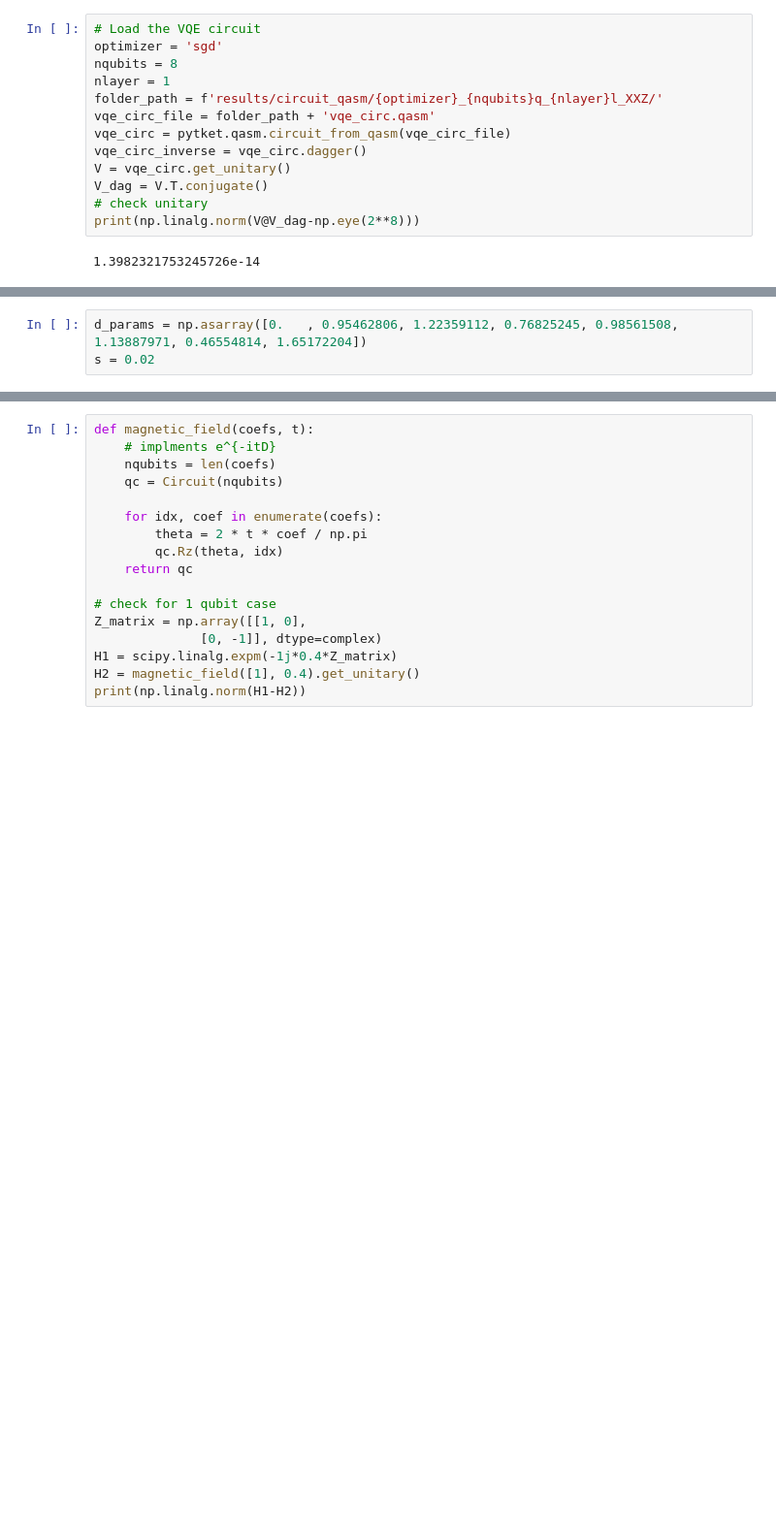
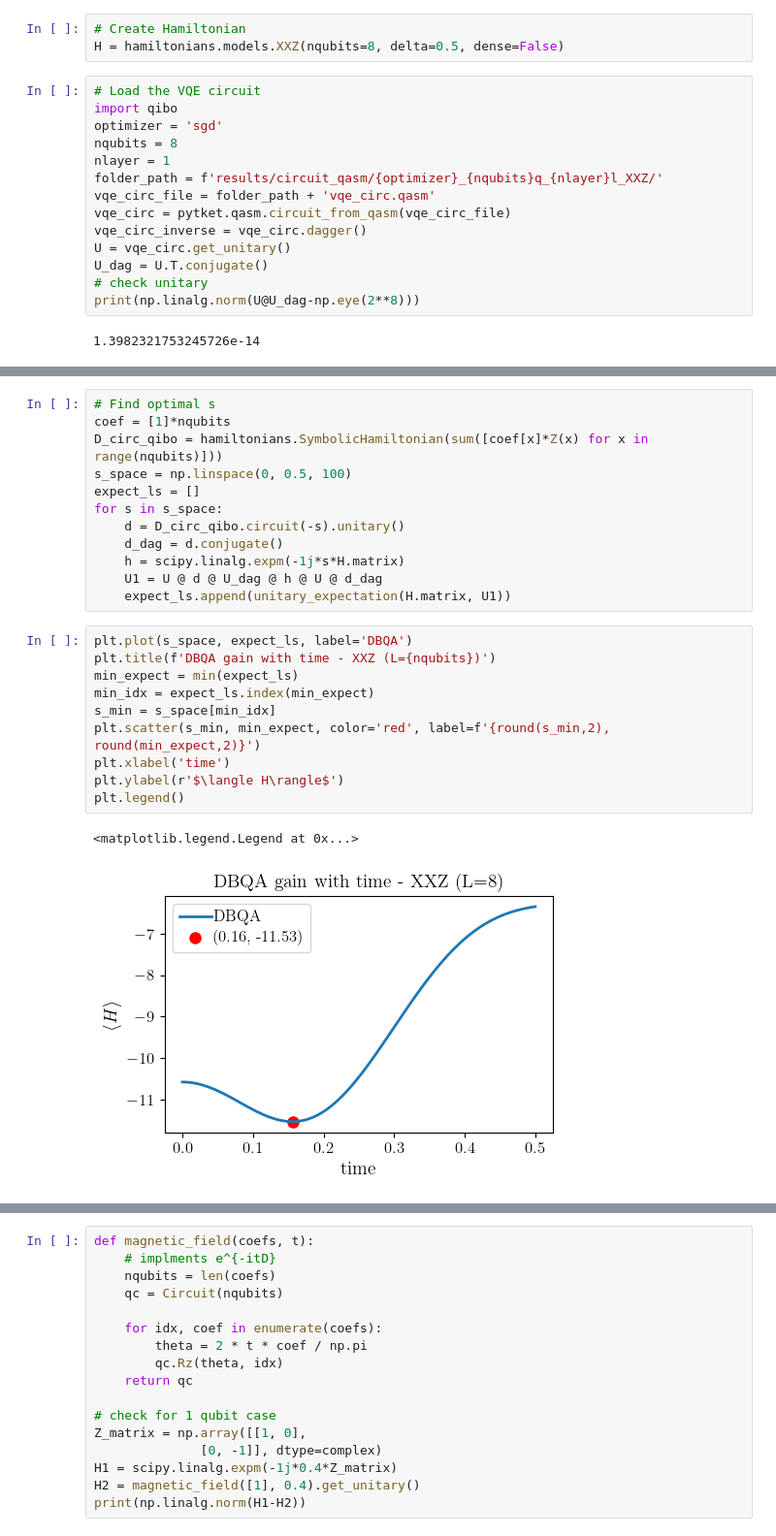
Before and after one commit to qiboteam/boostvqe, a Jupyter notebook: notebooks/quantinuum_native_gate_compilation.ipynb, the cells around one changed output, grey strips where cells are left out. Shown: that part at 97% size. Drawn from its saved outputs; the diff is of its cells as text; blank space fills up the shorter version.

Commit message:
cleaned up notebook with correct DBQA circuit implementation

```diff
--- a/notebooks/quantinuum_native_gate_compilation.ipynb
+++ b/notebooks/quantinuum_native_gate_compilation.ipynb
@@ -376,5 +365,9 @@ We use 8 qubits as an example.
+# %%
+# Create Hamiltonian
+H = hamiltonians.models.XXZ(nqubits=8, delta=0.5, dense=False)
 # %%
 # Load the VQE circuit
+import qibo
 optimizer = 'sgd'
 nqubits = 8
 nlayer = 1
@@ -382,9 +375,9 @@ folder_path = f'results/circuit_qasm/{optimizer}_{nqubits}q_{nlayer}l_XXZ/'
 vqe_circ_file = folder_path + 'vqe_circ.qasm'
 vqe_circ = pytket.qasm.circuit_from_qasm(vqe_circ_file)
 vqe_circ_inverse = vqe_circ.dagger()
-V = vqe_circ.get_unitary()
-V_dag = V.T.conjugate()
+U = vqe_circ.get_unitary()
+U_dag = U.T.conjugate()
 # check unitary
-print(np.linalg.norm(V@V_dag-np.eye(2**8)))
+print(np.linalg.norm(U@U_dag-np.eye(2**8)))
 # %% [output]
 1.3982321753245726e-14
@@ -396,3 +383,0 @@ https://github.com/qiboteam/boostvqe/blob/a6706911088f79f02ef2592eb68aec70450145
-# %%
-d_params = np.asarray([0.   , 0.95462806, 1.22359112, 0.76825245, 0.98561508, 1.13887971, 0.46554814, 1.65172204])
-s = 0.02
@@ -399 +398,26 @@ s = 0.02
+# %%
+# Find optimal s
+coef = [1]*nqubits
+D_circ_qibo = hamiltonians.SymbolicHamiltonian(sum([coef[x]*Z(x) for x in range(nqubits)]))
+s_space = np.linspace(0, 0.5, 100)
+expect_ls = []
+for s in s_space:
+    d = D_circ_qibo.circuit(-s).unitary()
+    d_dag = d.conjugate()
+    h = scipy.linalg.expm(-1j*s*H.matrix)
+    U1 = U @ d @ U_dag @ h @ U @ d_dag
+    expect_ls.append(unitary_expectation(H.matrix, U1))
+# %%
+plt.plot(s_space, expect_ls, label='DBQA')
+plt.title(f'DBQA gain with time - XXZ (L={nqubits})')
+min_expect = min(expect_ls)
+min_idx = expect_ls.index(min_expect)
+s_min = s_space[min_idx]
+plt.scatter(s_min, min_expect, color='red', label=f'{round(s_min,2), round(min_expect,2)}')
+plt.xlabel('time')
+plt.ylabel(r'$\langle H\rangle$')
+plt.legend()
+# %% [output]
+<matplotlib.legend.Legend at 0x...>
+[figure, added]
 # %% [markdown]
```
Also changed, not shown: parts of 41 cells of this notebook.
